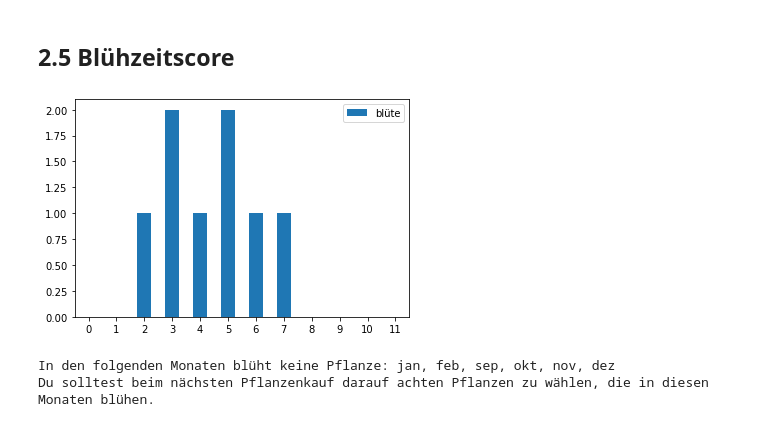
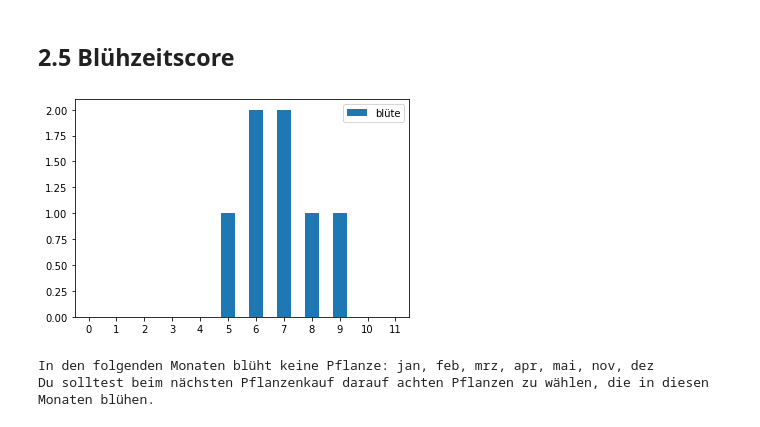
Before and after one commit to retoburch/BioDivBalkonia, a Jupyter notebook: Datenimport.ipynb, the cells around one changed output. Drawn from its saved outputs; the diff is of its cells as text; code cells hidden in the pictures.

```diff
--- a/Datenimport.ipynb
+++ b/Datenimport.ipynb
@@ -284,12 +276,12 @@ Name: name, dtype: object
 # %%
 #Erstellen Dataframe über Monate mit/ohne Blüte (Anzahl Pflanzen)
 monat = ['jan', 'feb', 'mrz', 'apr', 'mai', 'jun', 'jul', 'aug', 'sep', 'okt', 'nov', 'dez']
-blüte = list(map(lambda monat: user_plants_df[monat].sum(), index))
+blüte = list(map(lambda monat: user_plants_df[monat].sum(), monat))
 blüte_anz_monat_df = pd.DataFrame({'monat': monat, 'blüte': blüte})
 #Visualisierung der Anzahl blühender Pflanzenarten je Monat
 ax = blüte_anz_monat_df.plot.bar(rot=0)
 # %% [output]
-[figure, old version]
+[figure, new version]
 # %%
 #Hinweis in welchen Monaten noch Blüte fehlt.
 keine_blüte = blüte_anz_monat_df.loc[blüte_anz_monat_df['blüte'] == 0]
@@ -299,7 +291,7 @@ monate = reduce(lambda a, b: a + ', ' + b, keine_blüte['monat'].tolist())
 print("In den folgenden Monaten blüht keine Pflanze:", monate)
 print("Du solltest beim nächsten Pflanzenkauf darauf achten Pflanzen zu wählen, die in diesen Monaten blühen.")
 # %% [output]
-In den folgenden Monaten blüht keine Pflanze: jan, feb, sep, okt, nov, dez
+In den folgenden Monaten blüht keine Pflanze: jan, feb, mrz, apr, mai, nov, dez
 Du solltest beim nächsten Pflanzenkauf darauf achten Pflanzen zu wählen, die in diesen Monaten blühen.
 # %%
 #Empfehlung, in welchen Monaten noch Blüte fehlt, ggf. welche Pflanzen das ändern könnten.
```
Also changed, not shown: parts of 9 cells of this notebook, 1 other file.
